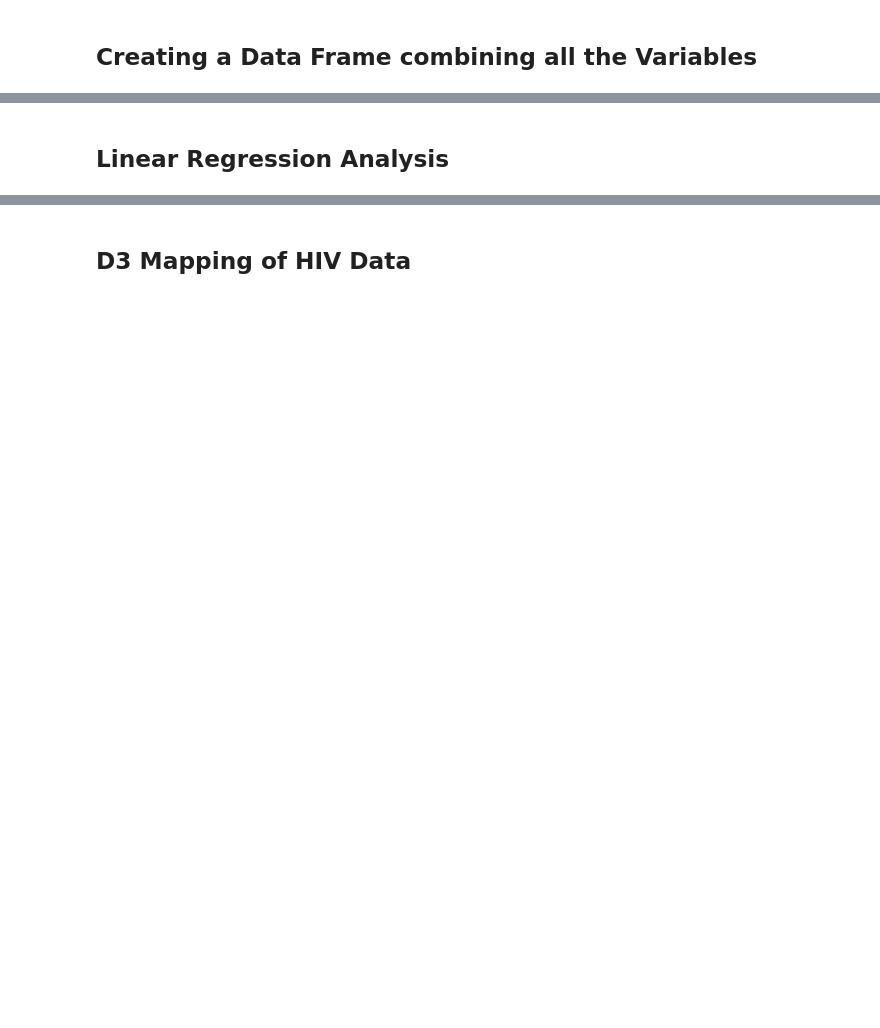
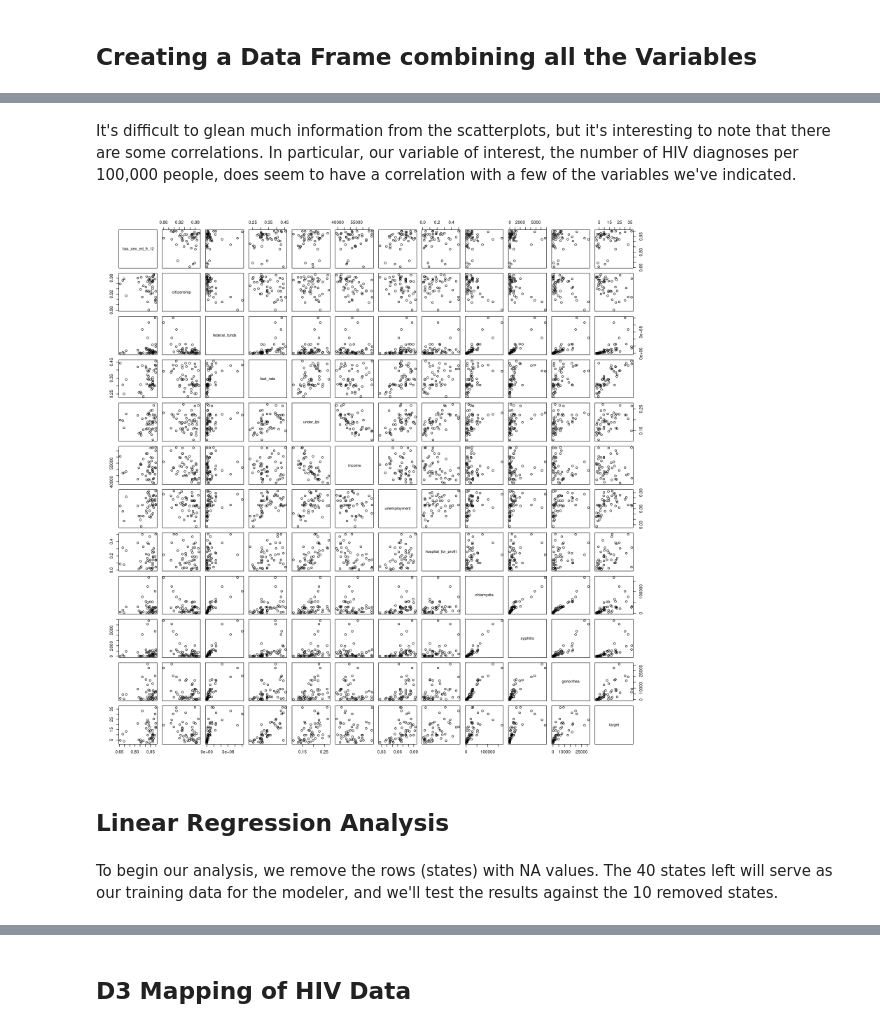
Before and after one commit to kyen89/data-analysis-template, a Jupyter notebook: notebooks/NB3_data_analysis.ipynb, the cells around one changed output, grey strips where cells are left out. Saved outputs shown, nothing was run; the diff lists cells and outputs as text; code cells hidden in the pictures; blank space fills up the shorter version.

Commit message:
got data frame

```diff
--- a/notebooks/NB3_data_analysis.ipynb
+++ b/notebooks/NB3_data_analysis.ipynb
@@ -45,12 +38,0 @@ The rmagic extension is already loaded. To reload it, use:
-# %%
-#Create an empty dictionary
-state_dict = dict()
-
-#List of Variables of Interest
-variables_of_interest = ['HIV_Diagnoses','Citizenship_Status','fpl','Median_Annual_Income','unemployment_rate','Has_Insurance','Hospital_Owners','Federal_Funds','Test_Rate','Sex_Ed_6_8','Sex_Ed_9_12','chlamydia_cases','gonorrhea_cases','syphilis_cases']
-
-#Creating DataFrame
-for i in variables_of_interest:
-    file_name='./data/cleaned/'+i+'.csv'
-    data = pd.read_csv(file_name)
-    state_dict[i] = array(data[2:len(data)])
@@ -75,0 +41,26 @@ for i in variables_of_interest:
+# %%
+%%R
+source('./scripts/hiv_loader_clean.R')
+
+all_data = get_all_data()
+DF_Analysis = data.frame(
+    uninsured=all_data$insured$"Uninsured",
+    has_sex_ed_6_9=all_data$sex_ed_6_9$"Required.course.covers.how.to.prevent.HIV..other.STDs..and.pregnancy",
+    has_sex_ed_9_12=all_data$sex_ed_9_12$"Required.course.covers.how.to.prevent.HIV..other.STDs..and.pregnancy",
+    citizenship=all_data$citizenship$"Citizen",
+    federal_funds=all_data$federal_funds$"Total",
+    test_rate=all_data$test_rate$"HIV.Testing.Rate...Ever.Tested",
+    under_fpl=all_data$fpl$"Under.100.",
+    income=all_data$income$"Median.Annual.Income",
+    unemployment=all_data$unemployment$"October.2013",
+    hospital_for_profit=all_data$hospital$"For.Profit",
+    chlamydia=all_data$chlamydia$"Chlamydia.Cases", #These following are all per-100,000 numbers
+    syphilis=all_data$syphilis$"Syphilis.Cases",
+    gonorrhea=all_data$gonorrhea$"Gonorrhea.Cases",
+
+    target=all_data$hiv_diagnoses$"Total"
+)
+
+row.names(DF_Analysis) = all_data$hiv_diagnoses$Location
+
+print(head(DF_Analysis))
@@ -76,2 +85,9 @@ for i in variables_of_interest:
+# %% [markdown]
+It's difficult to glean much information from the scatterplots, but it's interesting to note that there are some correlations. In particular, our variable of interest, the number of HIV diagnoses per 100,000 people, does seem to have a correlation with a few of the variables we've indicated.
+# %%
+%%R -r 110 -w 1600 -h 1600
+plot(DF_Analysis[3:14])
+# %% [output]
+[figure, added]
 # %% [markdown]
 ## Linear Regression Analysis
@@ -88,0 +94,2 @@ if(class(DF_Analysis$target)=='numeric'){
+# %% [markdown]
+To begin our analysis, we remove the rows (states) with NA values. The 40 states left will serve as our training data for the modeler, and we'll test the results against the 10 removed states.
```
Also changed, not shown: parts of 8 cells of this notebook, 3 other files.
